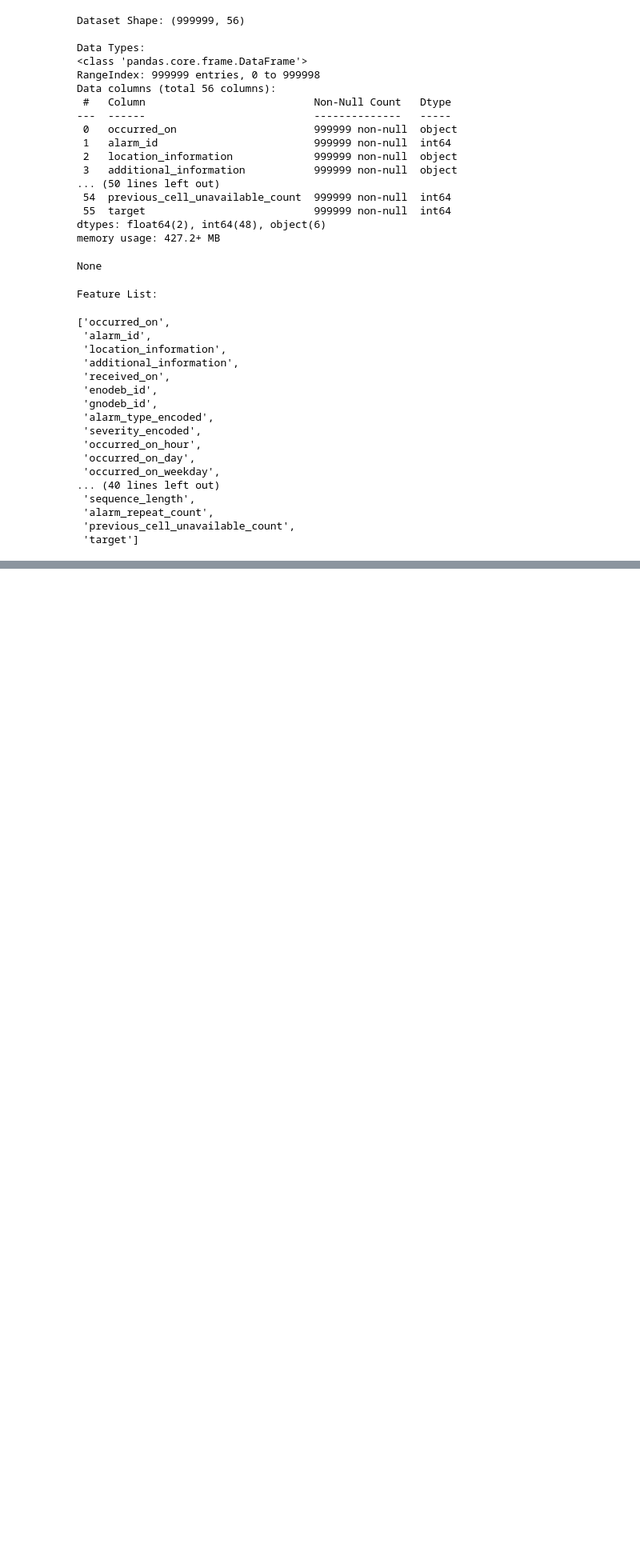
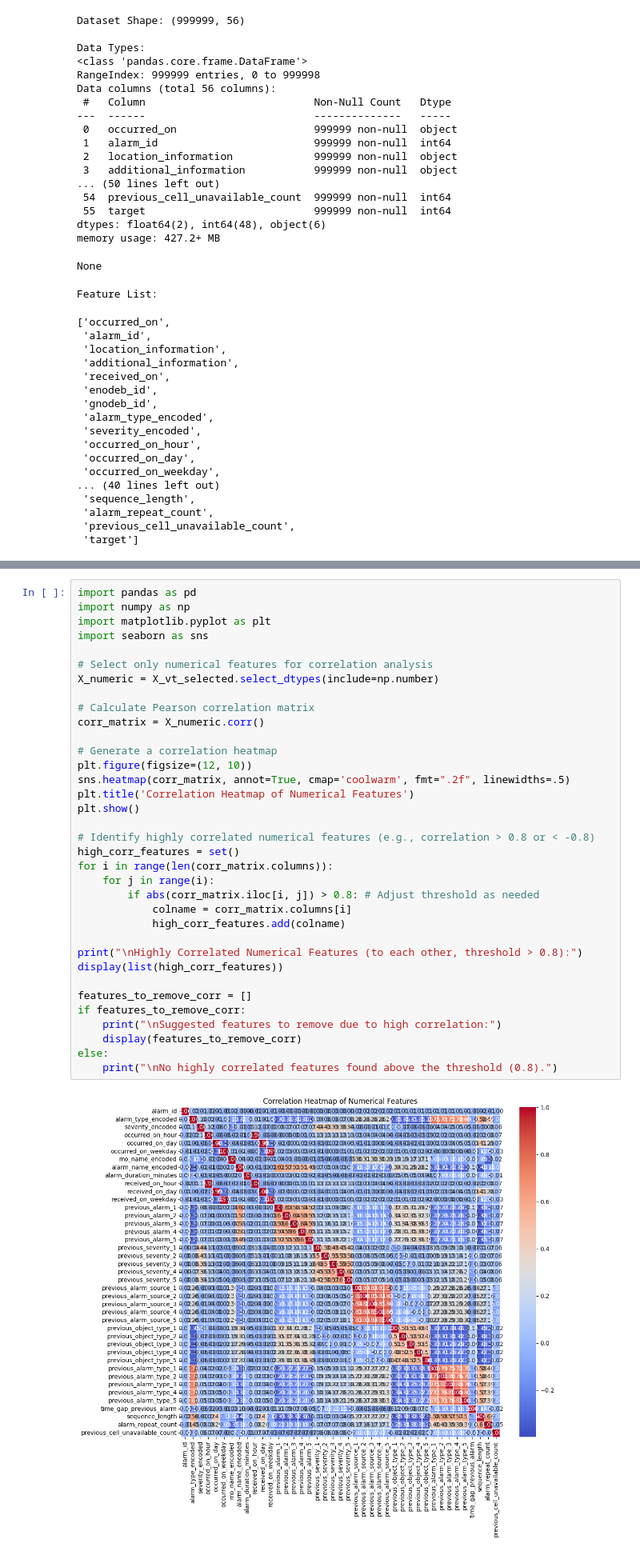
Before and after one commit to anudaindu/Mobitel_Alarm_Fault_Prediction, a Jupyter notebook: notebooks/04_Feature_Engineering.ipynb, the cells around one changed output, grey strips where cells are left out. Shown at 80% size. Cells and saved outputs as stored; diff of their text form; blank space fills up the shorter version.

```diff
--- a/notebooks/04_Feature_Engineering.ipynb
+++ b/notebooks/04_Feature_Engineering.ipynb
@@ -80,0 +143,37 @@ Feature List:
+# %%
+import pandas as pd
+import numpy as np
+import matplotlib.pyplot as plt
+import seaborn as sns
+
+# Select only numerical features for correlation analysis
+X_numeric = X_vt_selected.select_dtypes(include=np.number)
+
+# Calculate Pearson correlation matrix
+corr_matrix = X_numeric.corr()
+
+# Generate a correlation heatmap
+plt.figure(figsize=(12, 10))
+sns.heatmap(corr_matrix, annot=True, cmap='coolwarm', fmt=".2f", linewidths=.5)
+plt.title('Correlation Heatmap of Numerical Features')
+plt.show()
+
+# Identify highly correlated numerical features (e.g., correlation > 0.8 or < -0.8)
+high_corr_features = set()
+for i in range(len(corr_matrix.columns)):
+    for j in range(i):
+        if abs(corr_matrix.iloc[i, j]) > 0.8: # Adjust threshold as needed
+            colname = corr_matrix.columns[i]
+            high_corr_features.add(colname)
+
+print("\nHighly Correlated Numerical Features (to each other, threshold > 0.8):")
+display(list(high_corr_features))
+
+features_to_remove_corr = []
+if features_to_remove_corr:
+    print("\nSuggested features to remove due to high correlation:")
+    display(features_to_remove_corr)
+else:
+    print("\nNo highly correlated features found above the threshold (0.8).")
+# %% [output]
+[figure, added]
```
Also changed, not shown: parts of 8 cells of this notebook.
